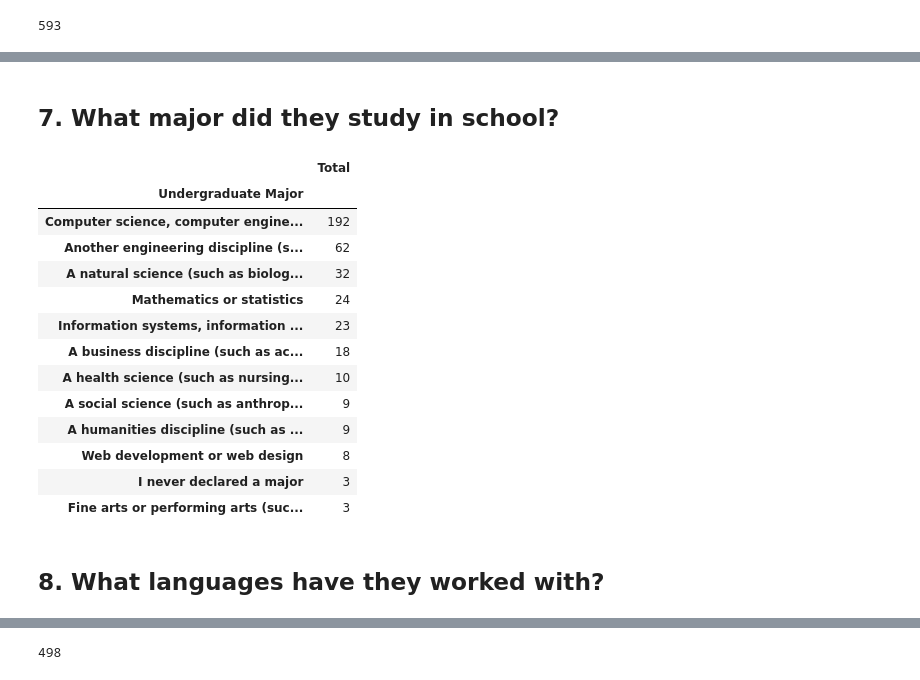
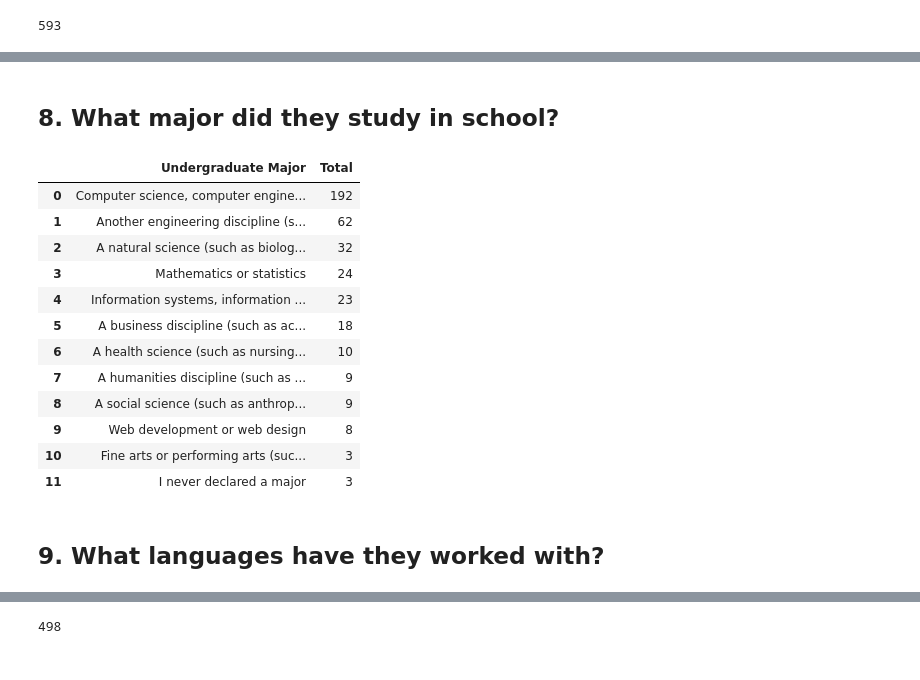
Before and after one commit to Ademola101/Data-visualization-, a Jupyter notebook: survey.ipynb, the cells around one changed output, grey strips where cells are left out. Saved outputs shown, nothing was run; the diff lists cells and outputs as text; code cells hidden in the pictures.

```diff
--- a/survey.ipynb
+++ b/survey.ipynb
@@ -9,5 +10,5 @@ import seaborn as sns
 # %%
-#survey = pd.read_csv("survey_results_public.csv")
+survey = pd.read_csv("survey_results_public.csv")
 #survey.head()
 # %% [markdown]
 ## 1. How many developers participated in this survey?
@@ -48,3 +54,0 @@ len(Naija_dev)
-# %%
-Naija_dev.Age.dropna(inplace=True)
-round(Naija_dev.Age.mean(),0)
@@ -76,24 +88,23 @@ pd.DataFrame(Naija_dev["Gender"].value_counts())
 # %% [markdown]
-## 7. What major did they study in school?
+## 8. What major did they study in school?
 # %%
 major = pd.DataFrame(Naija_dev["UndergradMajor"].value_counts())
 major.rename(columns={"UndergradMajor":"Total"},inplace=True)
 major.index.names = ["Undergraduate Major"]
-major
+major.reset_index()
 # %% [output]
-|  | Total |
-| Undergraduate Major |  |
-| Computer science, computer engine... | 192 |
-| Another engineering discipline (s... | 62 |
-| A natural science (such as biolog... | 32 |
-| Mathematics or statistics | 24 |
-| Information systems, information ... | 23 |
-| A business discipline (such as ac... | 18 |
-| A health science (such as nursing... | 10 |
-| A social science (such as anthrop... | 9 |
-| A humanities discipline (such as ... | 9 |
-| Web development or web design | 8 |
-| I never declared a major | 3 |
-| Fine arts or performing arts (suc... | 3 |
+|  | Undergraduate Major | Total |
+| 0 | Computer science, computer engine... | 192 |
+| 1 | Another engineering discipline (s... | 62 |
+| 2 | A natural science (such as biolog... | 32 |
+| 3 | Mathematics or statistics | 24 |
+| 4 | Information systems, information ... | 23 |
+| 5 | A business discipline (such as ac... | 18 |
+| 6 | A health science (such as nursing... | 10 |
+| 7 | A humanities discipline (such as ... | 9 |
+| 8 | A social science (such as anthrop... | 9 |
+| 9 | Web development or web design | 8 |
+| 10 | Fine arts or performing arts (suc... | 3 |
+| 11 | I never declared a major | 3 |
 # %% [markdown]
-## 8. What languages have they worked with?
+## 9. What languages have they worked with?
```
Also changed, not shown: parts of 22 cells of this notebook.
